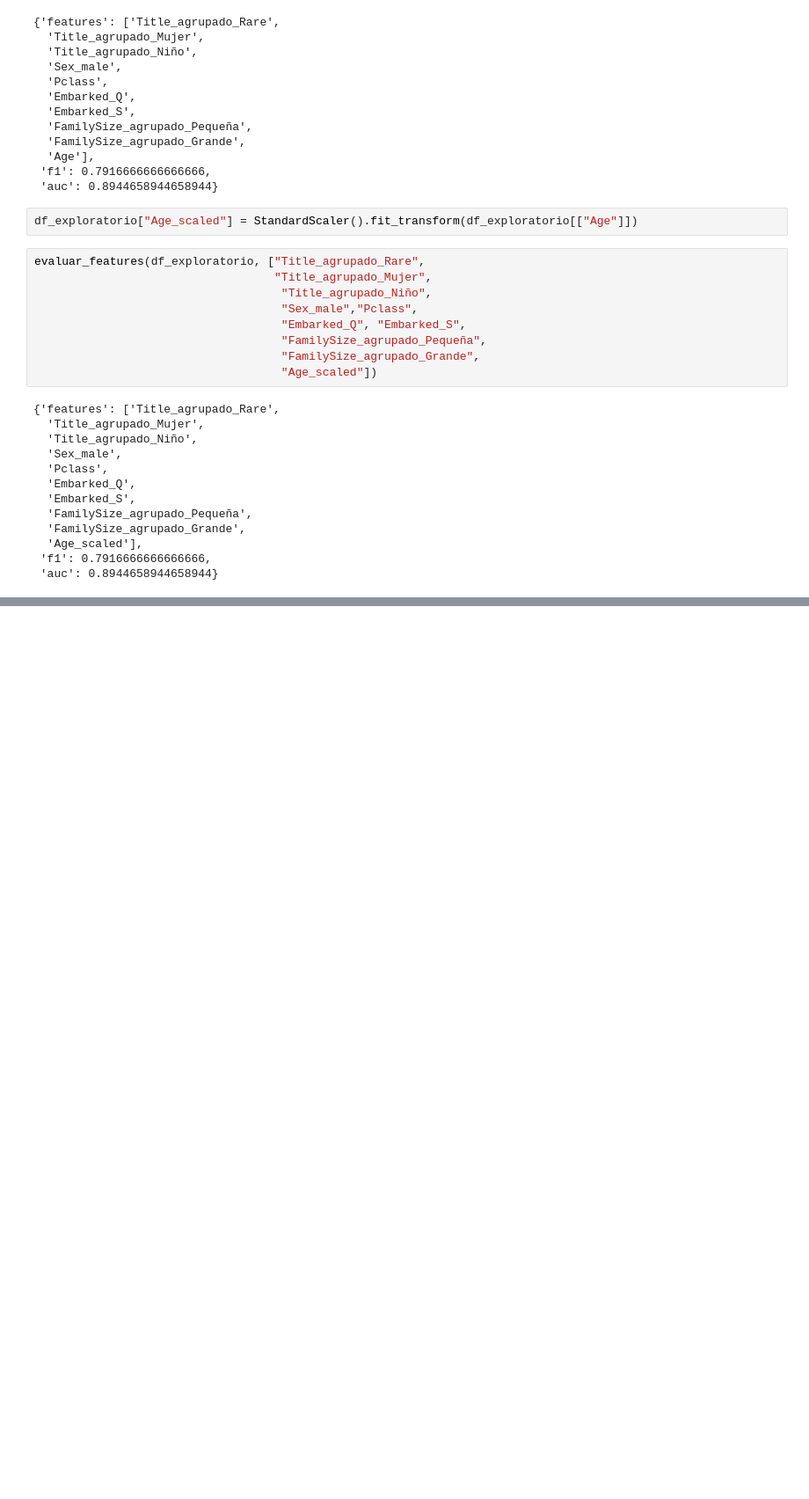
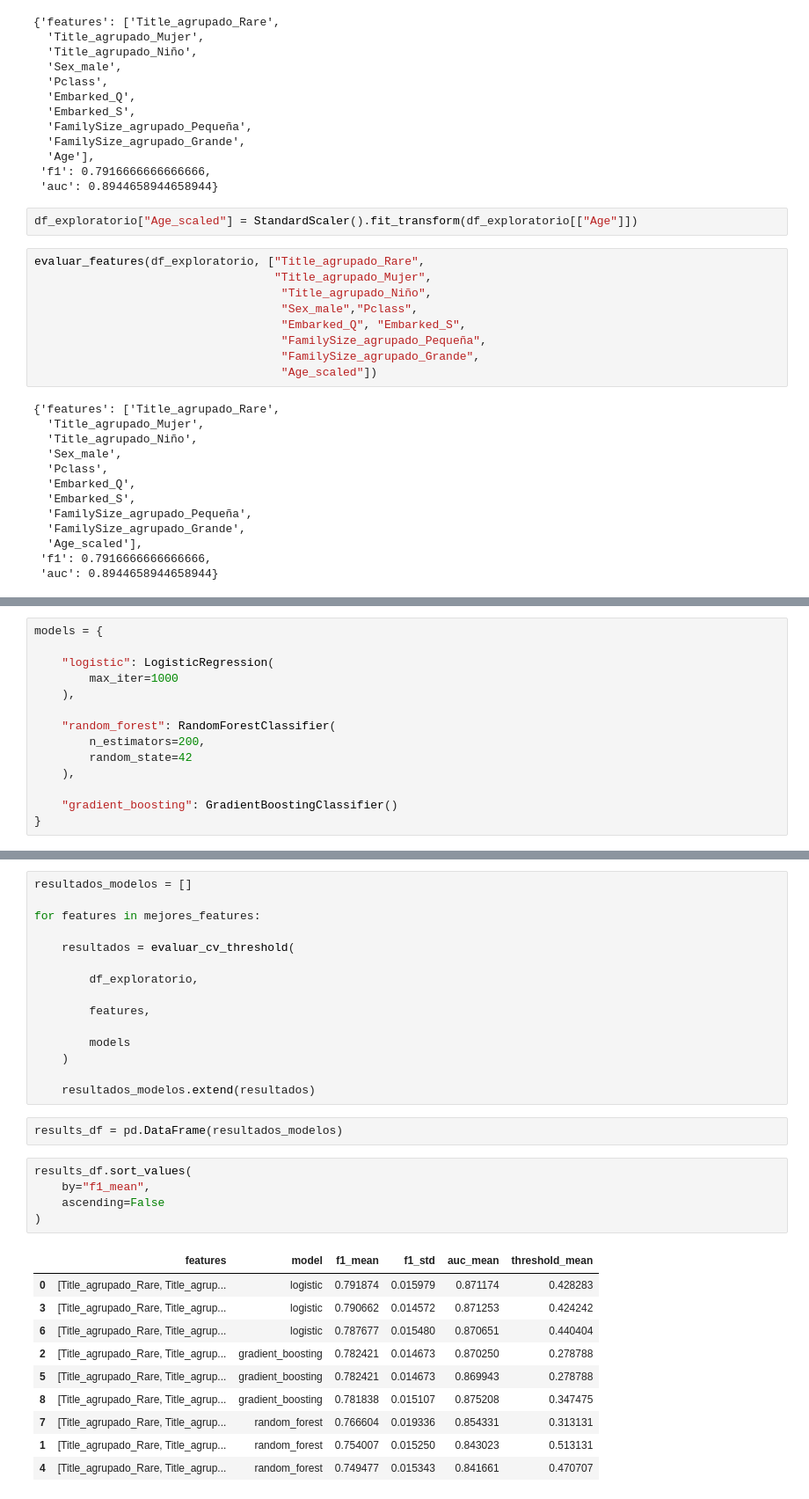
Before and after one commit to urcuninna/titanic_project, a Jupyter notebook: nootebooks/03_feature_exploration.ipynb, the cells around one changed output, grey strips where cells are left out. Shown at 88% size. Saved outputs shown, nothing was run; the diff lists cells and outputs as text; blank space fills up the shorter version.

```diff
--- a/nootebooks/03_feature_exploration.ipynb
+++ b/nootebooks/03_feature_exploration.ipynb
@@ -935,0 +818,14 @@ evaluar_cv_threshold(df_exploratorio, ["Title_agrupado_Rare",
+# %%
+models = {
+
+    "logistic": LogisticRegression(
+        max_iter=1000
+    ),
+
+    "random_forest": RandomForestClassifier(
+        n_estimators=200,
+        random_state=42
+    ),
+
+    "gradient_boosting": GradientBoostingClassifier()
+}
@@ -935,0 +910,33 @@ evaluar_cv_threshold(df_exploratorio, ["Title_agrupado_Rare",
+# %%
+resultados_modelos = []
+
+for features in mejores_features:
+
+    resultados = evaluar_cv_threshold(
+
+        df_exploratorio,
+
+        features,
+
+        models
+    )
+
+    resultados_modelos.extend(resultados)
+# %%
+results_df = pd.DataFrame(resultados_modelos)
+# %%
+results_df.sort_values(
+    by="f1_mean",
+    ascending=False
+)
+# %% [output]
+|  | features | model | f1_mean | f1_std | auc_mean | threshold_mean |
+| 0 | [Title_agrupado_Rare, Title_agrup... | logistic | 0.791874 | 0.015979 | 0.871174 | 0.428283 |
+| 3 | [Title_agrupado_Rare, Title_agrup... | logistic | 0.790662 | 0.014572 | 0.871253 | 0.424242 |
+| 6 | [Title_agrupado_Rare, Title_agrup... | logistic | 0.787677 | 0.015480 | 0.870651 | 0.440404 |
+| 2 | [Title_agrupado_Rare, Title_agrup... | gradient_boosting | 0.782421 | 0.014673 | 0.870250 | 0.278788 |
+| 5 | [Title_agrupado_Rare, Title_agrup... | gradient_boosting | 0.782421 | 0.014673 | 0.869943 | 0.278788 |
+| 8 | [Title_agrupado_Rare, Title_agrup... | gradient_boosting | 0.781838 | 0.015107 | 0.875208 | 0.347475 |
+| 7 | [Title_agrupado_Rare, Title_agrup... | random_forest | 0.766604 | 0.019336 | 0.854331 | 0.313131 |
+| 1 | [Title_agrupado_Rare, Title_agrup... | random_forest | 0.754007 | 0.015250 | 0.843023 | 0.513131 |
+| 4 | [Title_agrupado_Rare, Title_agrup... | random_forest | 0.749477 | 0.015343 | 0.841661 | 0.470707 |
```
Also changed, not shown: parts of 11 cells of this notebook, 3 other files.
